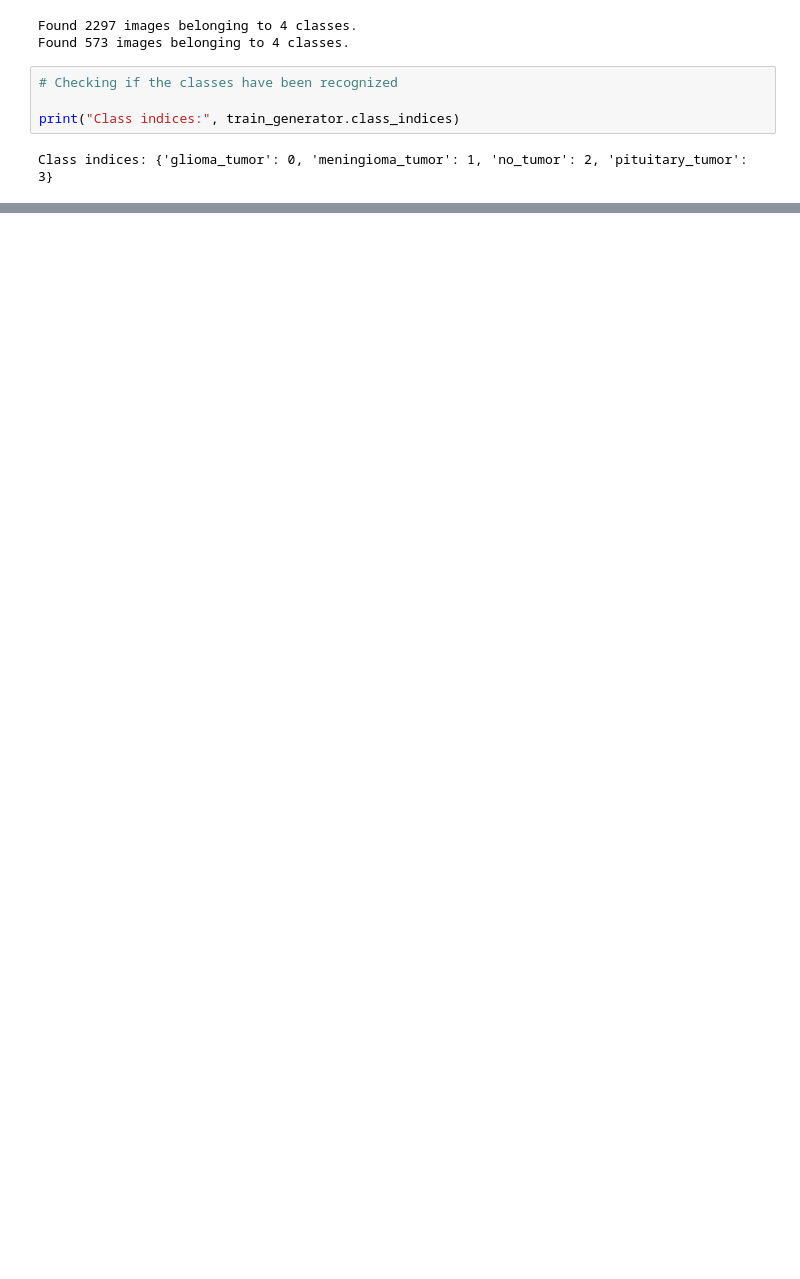
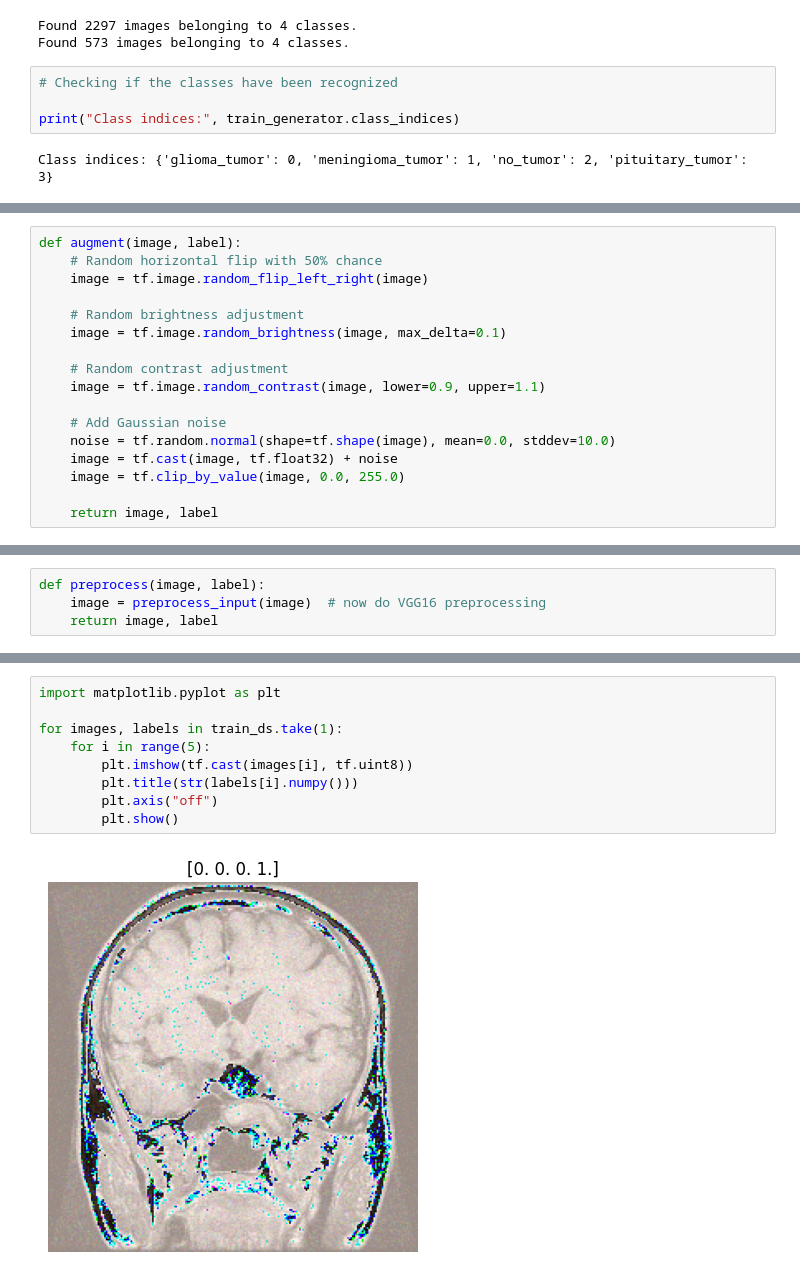
Before and after one commit to andelagrizelj/BVPraktikum-BrainTumorDetection, a Jupyter notebook: brain_tumor_detection.ipynb, the cells around one changed output, grey strips where cells are left out. Drawn from its saved outputs; the diff is of its cells as text; blank space fills up the shorter version.

```diff
--- a/brain_tumor_detection.ipynb
+++ b/brain_tumor_detection.ipynb
@@ -116,0 +176,17 @@ Found 2297 images belonging to 4 classes.
+# %%
+def augment(image, label):
+    # Random horizontal flip with 50% chance
+    image = tf.image.random_flip_left_right(image)
+
+    # Random brightness adjustment
+    image = tf.image.random_brightness(image, max_delta=0.1)
+
+    # Random contrast adjustment
+    image = tf.image.random_contrast(image, lower=0.9, upper=1.1)
+
+    # Add Gaussian noise
+    noise = tf.random.normal(shape=tf.shape(image), mean=0.0, stddev=10.0)
+    image = tf.cast(image, tf.float32) + noise
+    image = tf.clip_by_value(image, 0.0, 255.0)
+
+    return image, label
@@ -116,0 +201,4 @@ Found 2297 images belonging to 4 classes.
+# %%
+def preprocess(image, label):
+    image = preprocess_input(image)  # now do VGG16 preprocessing
+    return image, label
@@ -116,0 +289,11 @@ Found 2297 images belonging to 4 classes.
+# %%
+import matplotlib.pyplot as plt
+
+for images, labels in train_ds.take(1):
+    for i in range(5):
+        plt.imshow(tf.cast(images[i], tf.uint8))
+        plt.title(str(labels[i].numpy()))
+        plt.axis("off")
+        plt.show()
+# %% [output]
+[figure, added]
```
Also changed, not shown: parts of 19 cells of this notebook.
